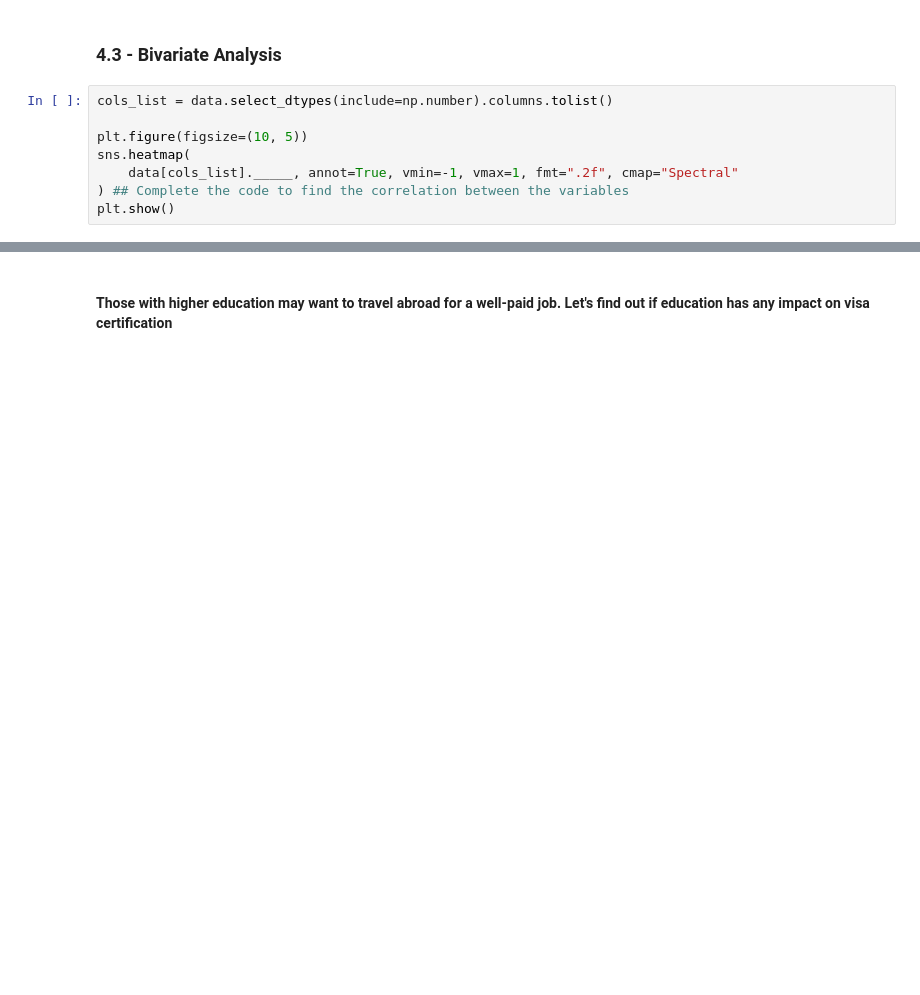
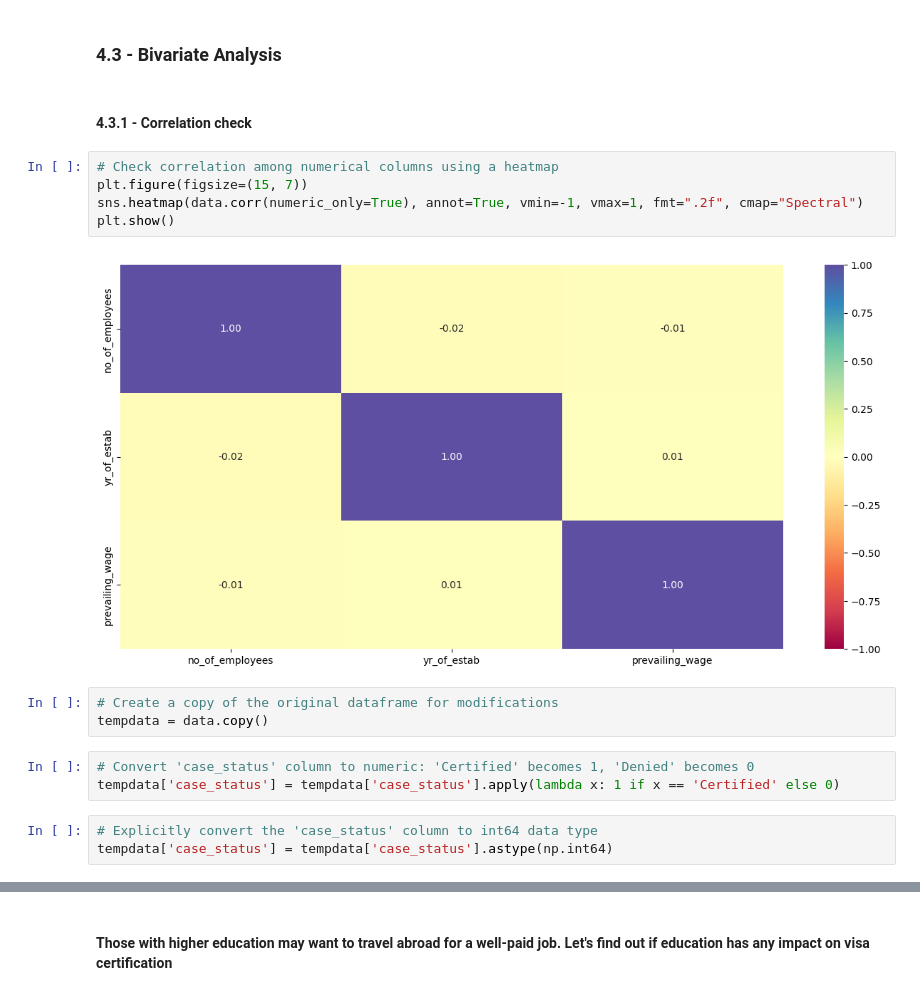
Before and after one commit to RashmiJK/PGP-AIML-EasyVisa-AML, a Jupyter notebook: easyvisa_modeling.ipynb, the cells around one changed output, grey strips where cells are left out. Drawn from its saved outputs; the diff is of its cells as text; blank space fills up the shorter version.

```diff
--- a/easyvisa_modeling.ipynb
+++ b/easyvisa_modeling.ipynb
@@ -592,11 +592,21 @@ def stacked_barplot(data, predictor, target):
     plt.show()
 # %% [markdown]
 ### 4.3 - Bivariate Analysis
-# %%
-cols_list = data.select_dtypes(include=np.number).columns.tolist()
-
-plt.figure(figsize=(10, 5))
-sns.heatmap(
-    data[cols_list]._____, annot=True, vmin=-1, vmax=1, fmt=".2f", cmap="Spectral"
-) ## Complete the code to find the correlation between the variables
-plt.show()
+# %% [markdown]
+#### 4.3.1 - Correlation check
+# %%
+# Check correlation among numerical columns using a heatmap
+plt.figure(figsize=(15, 7))
+sns.heatmap(data.corr(numeric_only=True), annot=True, vmin=-1, vmax=1, fmt=".2f", cmap="Spectral")
+plt.show()
+# %% [output]
+[figure, added]
+# %%
+# Create a copy of the original dataframe for modifications
+tempdata = data.copy()
+# %%
+# Convert 'case_status' column to numeric: 'Certified' becomes 1, 'Denied' becomes 0
+tempdata['case_status'] = tempdata['case_status'].apply(lambda x: 1 if x == 'Certified' else 0)
+# %%
+# Explicitly convert the 'case_status' column to int64 data type
+tempdata['case_status'] = tempdata['case_status'].astype(np.int64)
```
Also changed, not shown: parts of 4 cells of this notebook.
